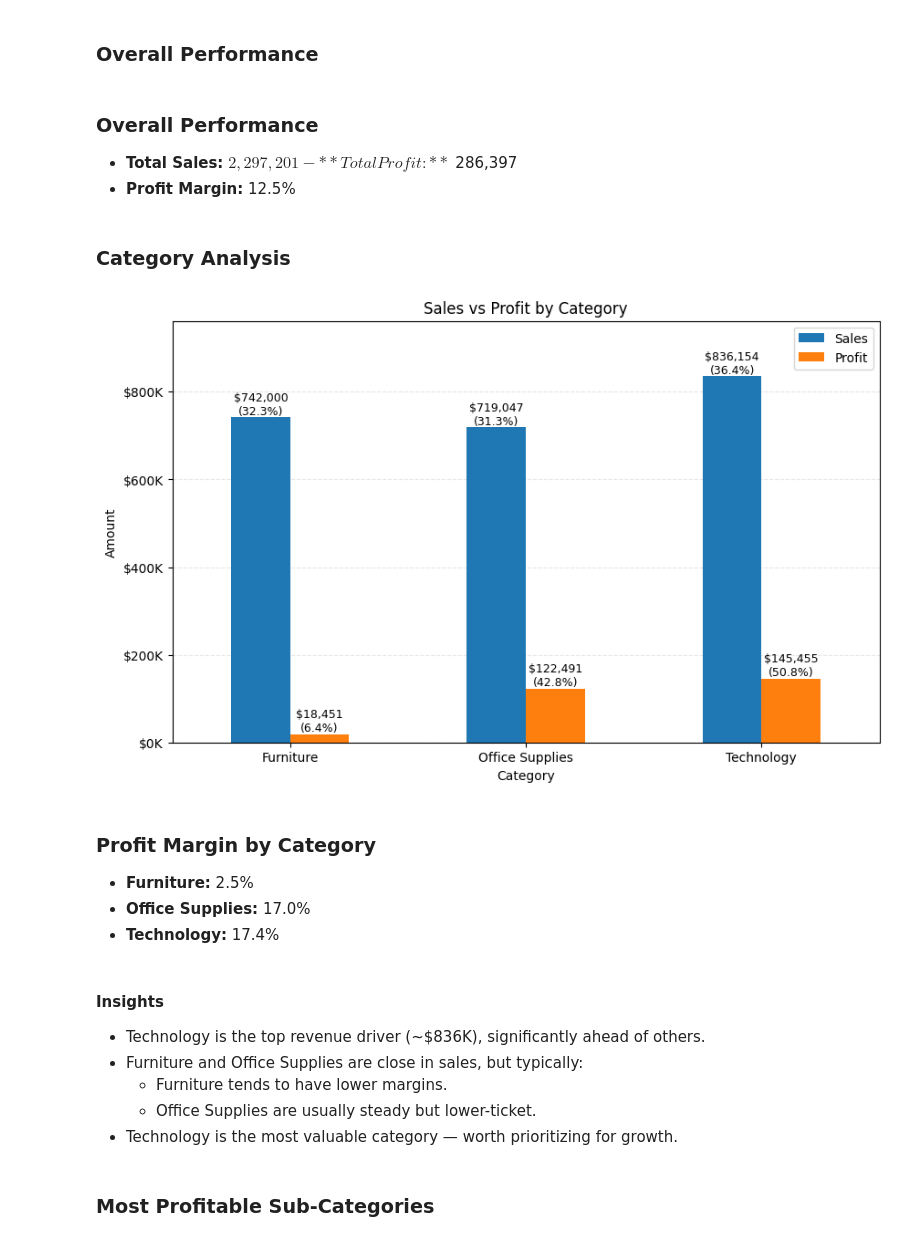
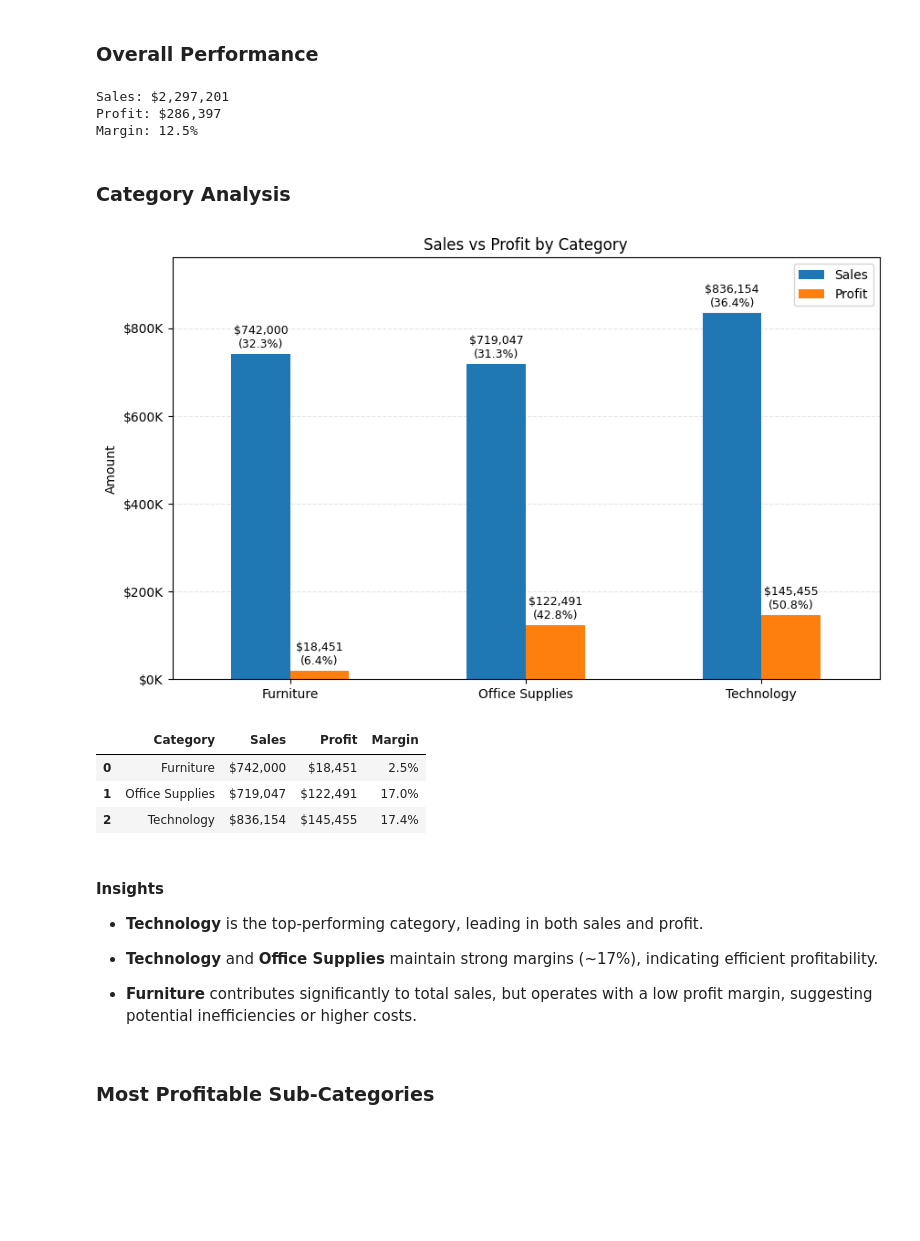
Before and after one commit to victorquoos/superstore-sales-analysis, a Jupyter notebook: notebooks/analysis.ipynb, the cells around one changed output. Cells and saved outputs as stored; diff of their text form; code cells hidden in the pictures; blank space fills up the shorter version.

```diff
--- a/notebooks/analysis.ipynb
+++ b/notebooks/analysis.ipynb
@@ -135,23 +135,18 @@ total_sales = df["Sales"].sum()
 total_profit = df["Profit"].sum()
 total_margin = total_profit / total_sales * 100
 
-display(Markdown(f"""
-### Overall Performance
-- **Total Sales:** ${total_sales:,.0f}
-- **Total Profit:** ${total_profit:,.0f}
-- **Profit Margin:** {total_margin:.1f}%
-"""))
+print(f"""Sales: ${total_sales:,.0f}
+Profit: ${total_profit:,.0f}
+Margin: {total_margin:.1f}%""")
 # %% [output]
-
-### Overall Performance
-- **Total Sales:** $2,297,201
-- **Total Profit:** $286,397
-- **Profit Margin:** 12.5%
+Sales: $2,297,201
+Profit: $286,397
+Margin: 12.5%
 # %% [markdown]
 ### Category Analysis
 # %%
 # sales and profit by category
-category_summary = df.groupby("Category")[["Sales", "Profit"]].sum()
+category_summary = df.groupby("Category")[["Sales", "Profit"]].sum().reset_index()
 
 # create the plot view
 fig, ax = plt.subplots(figsize=(10, 6))
@@ -160,65 +155,64 @@ category_summary.plot(kind="bar", ax=ax)
 # setting labels
 ax.set_title("Sales vs Profit by Category")
 ax.set_ylabel("Amount")
-ax.set_xticklabels(ax.get_xticklabels(), rotation=0)
+ax.set_xticklabels(category_summary["Category"], rotation=0)
 ax.yaxis.set_major_formatter(FuncFormatter(lambda x, _: f'${x/1_000:,.0f}K'))
 
 # setting grid
 ax.grid(axis="y", linestyle="--", alpha=0.3)
 ax.set_axisbelow(True)
-plt.axis()
 
-# add more space at the top of the grapth to display texts above the bars
-max_value = category_summary.max().max()
+# add more space at the top of the graph
+max_value = category_summary[["Sales", "Profit"]].max().max()
 ax.set_ylim(0, max_value * 1.15)
 
 # calculate the totals for sales and profit
 total_sales = category_summary["Sales"].sum()
 total_profit = category_summary["Profit"].sum()
 
 # add totals and share values above each bar
 for container, metric in zip(ax.containers, ["Sales", "Profit"]):
     total = total_sales if metric == "Sales" else total_profit
 
     for bar in container:
         height = bar.get_height()
         percent = height / total * 100
 
         ax.text(
             bar.get_x() + bar.get_width() / 2,
-            height,
+            height + max_value * 0.01,
             f"${height:,.0f}\n({percent:.1f}%)",
             ha="center",
             va="bottom",
             color="black",
             fontsize=9
         )
 
 plt.show()
 # %% [output]
-[figure, old version]
+[figure, new version]
 # %%
-# Calculate Profit margins
-margins = category_summary["Profit"] / category_summary["Sales"] * 100
+# Calculate Profit Margins
+category_summary["Margin"] = category_summary["Profit"] / category_summary["Sales"] * 100
 
-margins_md = "### Profit Margin by Category"
-for idx, val in margins.items():
-    margins_md += f"\n- **{idx}:** {val:.1f}%"
-
-display(Markdown(margins_md))
+category_summary.style.format({
+    "Sales": "${:,.0f}",
+    "Profit": "${:,.0f}",
+    "Margin": "{:.1f}%"
+})
 # %% [output]
-### Profit Margin by Category
-- **Furniture:** 2.5%
-- **Office Supplies:** 17.0%
-- **Technology:** 17.4%
+|  | Category | Sales | Profit | Margin |
+| 0 | Furniture | $742,000 | $18,451 | 2.5% |
+| 1 | Office Supplies | $719,047 | $122,491 | 17.0% |
+| 2 | Technology | $836,154 | $145,455 | 17.4% |
 # %% [markdown]
 #### Insights
 
-- Technology is the top revenue driver (~$836K), significantly ahead of others.
-- Furniture and Office Supplies are close in sales, but typically:
-    - Furniture tends to have lower margins.
-    - Office Supplies are usually steady but lower-ticket.
-- Technology is the most valuable category — worth prioritizing for growth.
+- **Technology** is the top-performing category, leading in both sales and profit.
+
+- **Technology** and **Office Supplies** maintain strong margins (~17%), indicating efficient profitability.
+
+- **Furniture** contributes significantly to total sales, but operates with a low profit margin, suggesting potential inefficiencies or higher costs.
 # %% [markdown]
 ### Most Profitable Sub-Categories
 # %%
```
Also changed, not shown: parts of 4 cells of this notebook.
